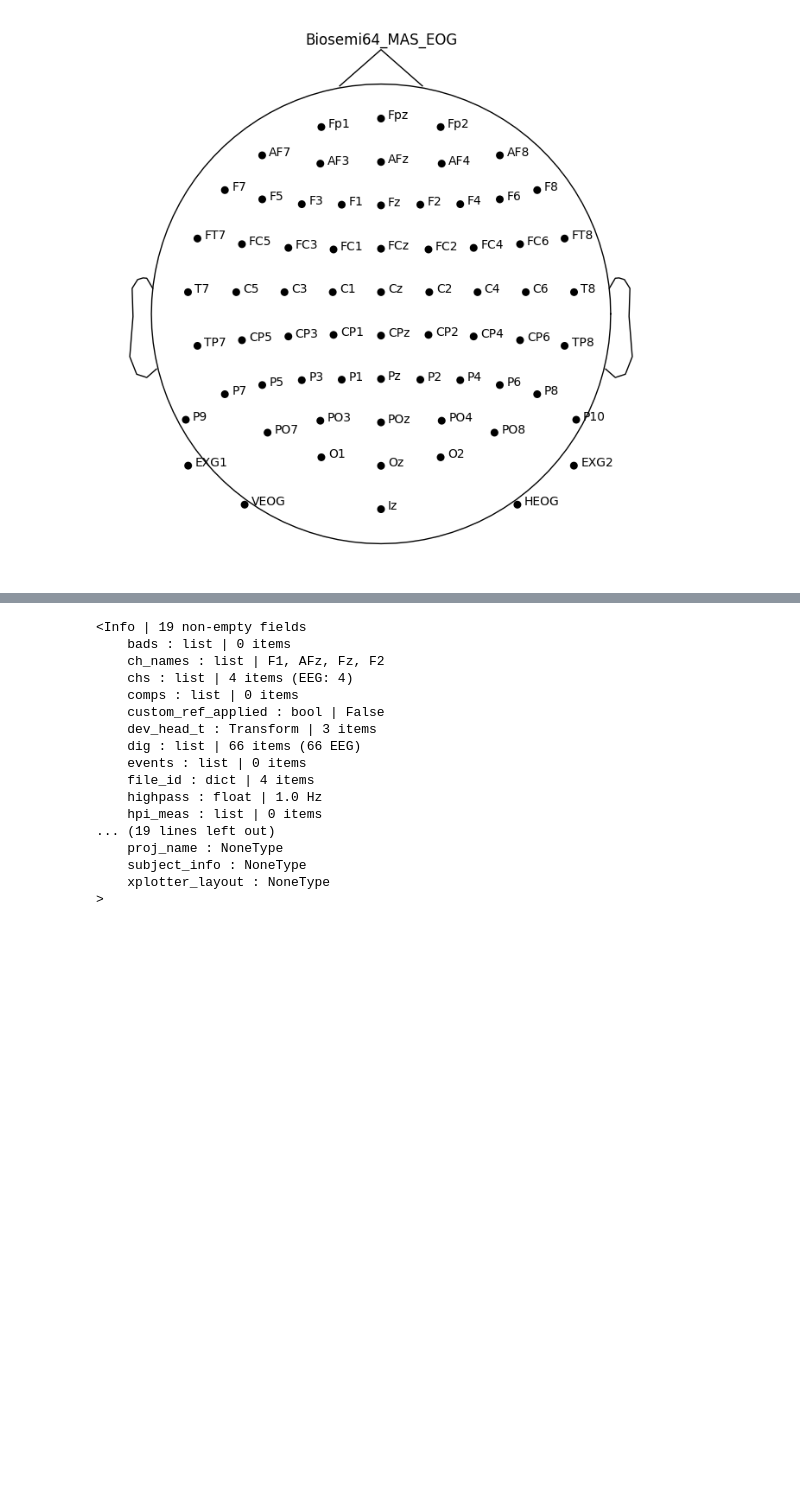
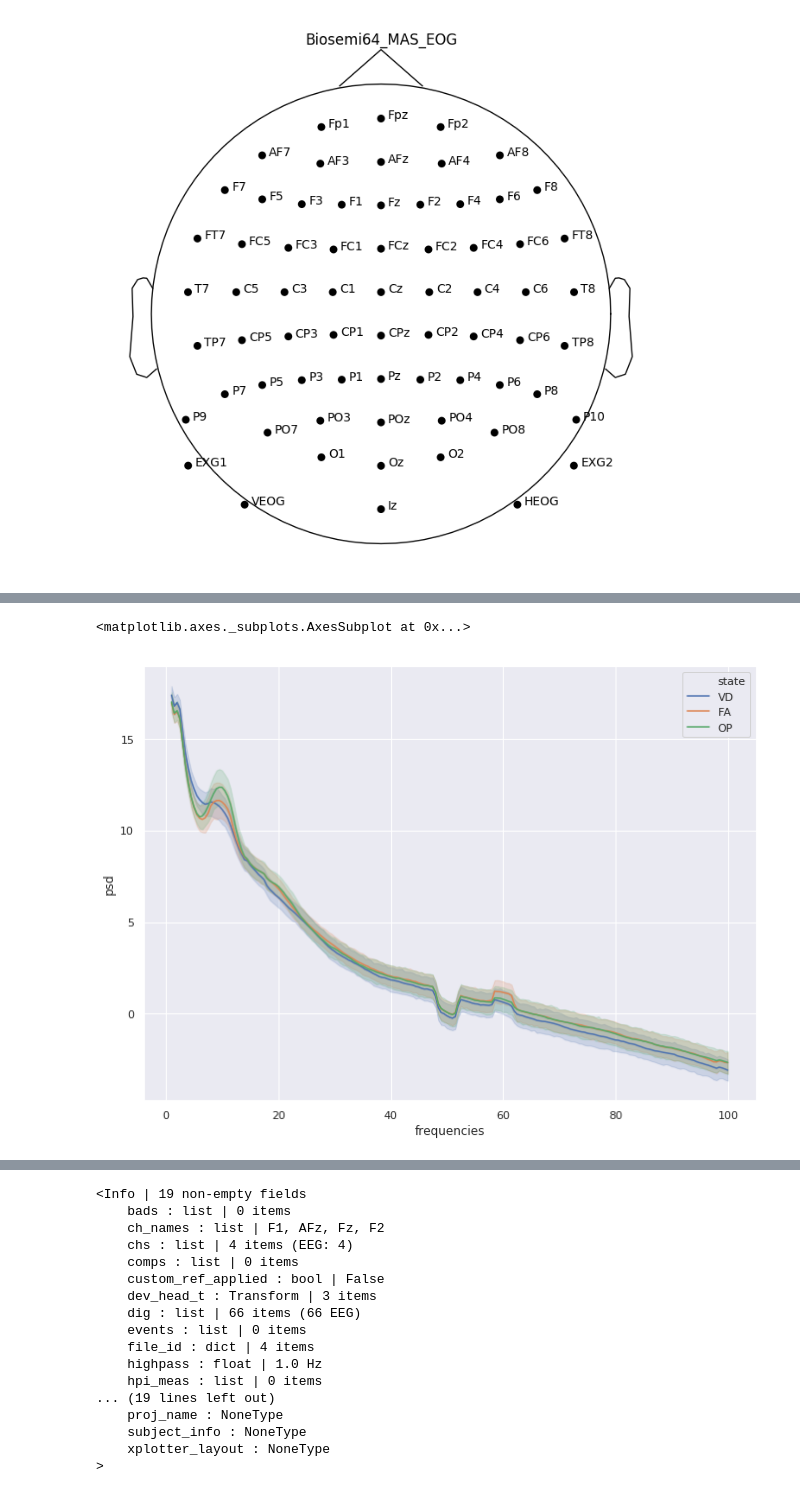
Before and after one commit to GanshengT/INSERM_EEG_Enrico_Proc, a Jupyter notebook: script_TAN/processing/process_h1.ipynb, the cells around one changed output, grey strips where cells are left out. Drawn from its saved outputs; the diff is of its cells as text; code cells hidden in the pictures; blank space fills up the shorter version.

```diff
--- a/script_TAN/processing/process_h1.ipynb
+++ b/script_TAN/processing/process_h1.ipynb
@@ -71,0 +245,12 @@ precleaned_epochs_frontal_OP.plot_psd_topomap(normalize=True)
+# %%
+# df_psd_novice = df_psd.loc[(df_psd.group == 'novice')]
+from matplotlib import pyplot
+sns.set(style="darkgrid")
+fig_dim = (11,8)
+fig,ax = pyplot.subplots(figsize = fig_dim)
+
+#ci = 95
+sns.lineplot(x='frequencies',y='psd',hue='state',ci=80,data = df_psd_novice,ax=ax)
+# %% [output]
+<matplotlib.axes._subplots.AxesSubplot at 0x...>
+[figure, added]
```
Also changed, not shown: parts of 13 cells of this notebook, 11 other files.
